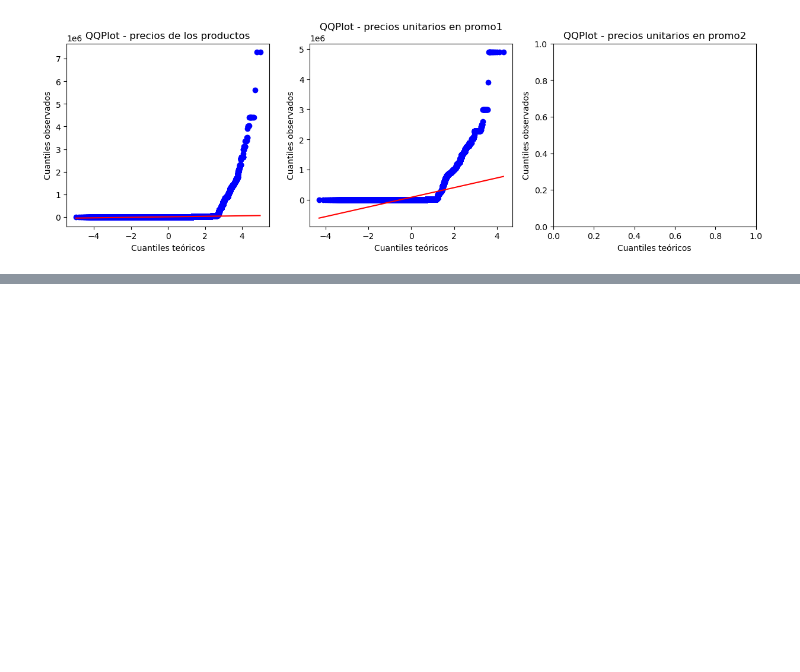
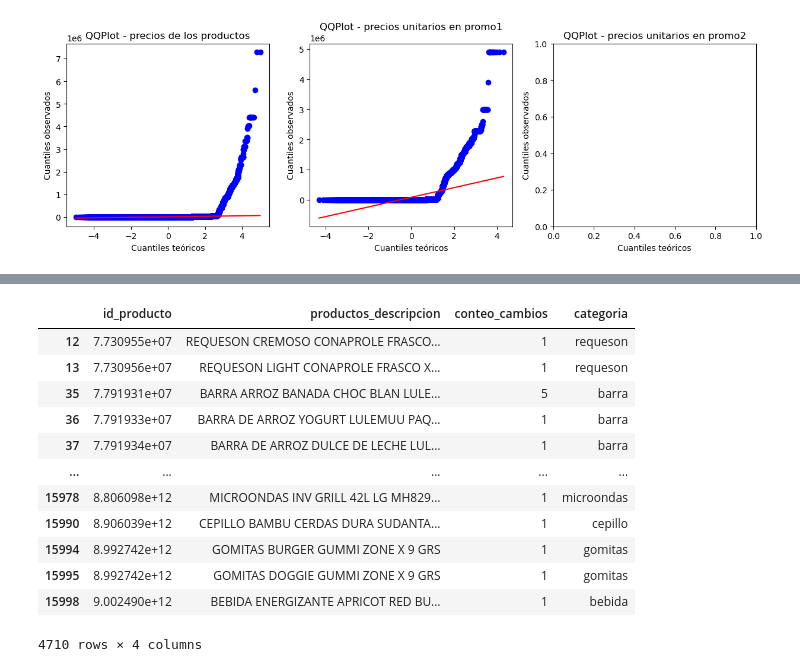
Before and after one commit to MMarck/AdD_proyecto, a Jupyter notebook: proyecto.ipynb, the cells around one changed output, grey strips where cells are left out. Cells and saved outputs as stored; diff of their text form; code cells hidden in the pictures; blank space fills up the shorter version.

```diff
--- a/proyecto.ipynb
+++ b/proyecto.ipynb
@@ -125,0 +250,17 @@ plt.show()
+# %%
+productos_min_cambios = cambios_precios_df[cambios_precios_df['conteo_cambios'] <= 5]
+productos_min_cambios
+# %% [output]
+|  | id_producto | productos_descripcion | conteo_cambios | categoria |
+| 12 | 7.730955e+07 | REQUESON CREMOSO CONAPROLE FRASCO... | 1 | requeson |
+| 13 | 7.730956e+07 | REQUESON LIGHT CONAPROLE FRASCO X... | 1 | requeson |
+| 35 | 7.791931e+07 | BARRA ARROZ BANADA CHOC BLAN LULE... | 5 | barra |
+| 36 | 7.791933e+07 | BARRA DE ARROZ YOGURT LULEMUU PAQ... | 1 | barra |
+| 37 | 7.791934e+07 | BARRA DE ARROZ DULCE DE LECHE LUL... | 1 | barra |
+| ... | ... | ... | ... | ... |
+| 15978 | 8.806098e+12 | MICROONDAS INV GRILL 42L LG MH829... | 1 | microondas |
+| 15990 | 8.906039e+12 | CEPILLO BAMBU CERDAS DURA SUDANTA... | 1 | cepillo |
+| 15994 | 8.992742e+12 | GOMITAS BURGER GUMMI ZONE X 9 GRS | 1 | gomitas |
+| 15995 | 8.992742e+12 | GOMITAS DOGGIE GUMMI ZONE X 9 GRS | 1 | gomitas |
+| 15998 | 9.002490e+12 | BEBIDA ENERGIZANTE APRICOT RED BU... | 1 | bebida |
+4710 rows × 4 columns
```
Also changed, not shown: parts of 12 cells of this notebook.
